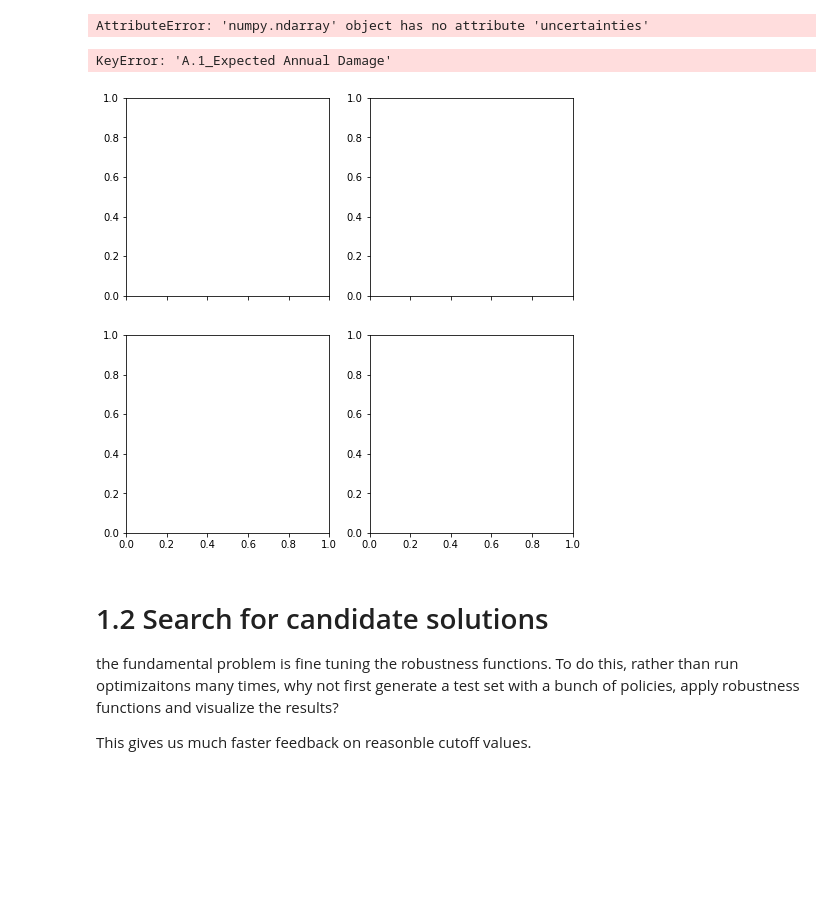
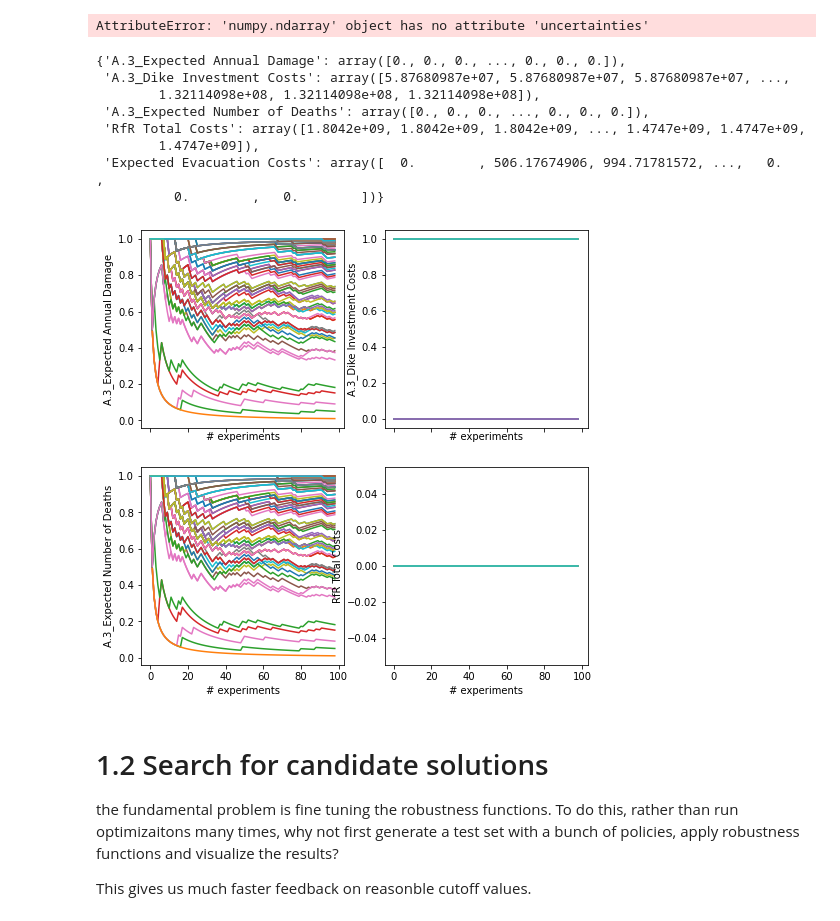
Before and after one commit to tamarvooijs/MBDM, a Jupyter notebook: final assignment/Optimization Moro-Meron.ipynb, the cells around one changed output. Drawn from its saved outputs; the diff is of its cells as text; code cells hidden in the pictures; blank space fills up the shorter version.

Commit message:
Fixed error on graphs

```diff
--- a/final assignment/Optimization Moro-Meron.ipynb
+++ b/final assignment/Optimization Moro-Meron.ipynb
@@ -248,35 +248,47 @@ robustness_functions = [ScalarOutcome('A.3_Dike Investment Costs', kind=MAXIMIZE
 [MainProcess/INFO] pool started
 [MainProcess/INFO] terminating pool
 AttributeError: 'numpy.ndarray' object has no attribute 'uncertainties'
+# %%
+keys_A3 = ['A.3_Expected Annual Damage', 'A.3_Dike Investment Costs', 'A.3_Expected Number of Deaths', 'RfR Total Costs', 'Expected Evacuation Costs']
+
+outcomes_A3 = {key: outcomes[key] for key in keys_A3}
+outcomes_A3
+# %% [output]
+{'A.3_Expected Annual Damage': array([0., 0., 0., ..., 0., 0., 0.]),
+ 'A.3_Dike Investment Costs': array([5.87680987e+07, 5.87680987e+07, 5.87680987e+07, ...,
+        1.32114098e+08, 1.32114098e+08, 1.32114098e+08]),
+ 'A.3_Expected Number of Deaths': array([0., 0., 0., ..., 0., 0., 0.]),
+ 'RfR Total Costs': array([1.8042e+09, 1.8042e+09, 1.8042e+09, ..., 1.4747e+09, 1.4747e+09,
+        1.4747e+09]),
+ 'Expected Evacuation Costs': array([  0.        , 506.17674906, 994.71781572, ...,   0.        ,
+          0.        ,   0.        ])}
 # %%
 import matplotlib.pyplot as plt
 import numpy as np
 fig, axes = plt.subplots(ncols=2, nrows=2, figsize=(8,8),
                         sharex=True)
 axes = [axes[0,0],axes[0,1],axes[1,0],axes[1,1]]                             #axes[1,1]
 
 robustness_funcs = {"A.3_Dike Investment Costs": Dike_Investment_Costs,
                     "A.3_Expected Number of Deaths": Expected_Number_of_Deaths,
                     "A.3_Expected Annual Damage": Expected_Annual_Damage,
                     "RfR Total Costs": RfR_Total_Costs,
                     "Expected Evacuation Costs": Expected_Evacuation_Costs
                    }
 
-for ax, (outcome, value) in zip(axes, outcomes.items()):
+for ax, (outcome, value) in zip(axes, outcomes_A3.items()):
     for policy in np.unique(experiments['policy']):
         logical = experiments['policy'] == policy
         data = value[logical]
-
         robustness = []
 
         for i in range(1, data.shape[0]):
             robustness.append(robustness_funcs[outcome](data[0:i]))
         ax.plot(robustness, label=policy)
     ax.set_xlabel("# experiments")
     ax.set_ylabel(outcome)
 # %% [output]
-KeyError: 'A.1_Expected Annual Damage'
-[figure, old version]
+[figure, new version]
 # %% [markdown]
 # 1.2 Search for candidate solutions
 
```
